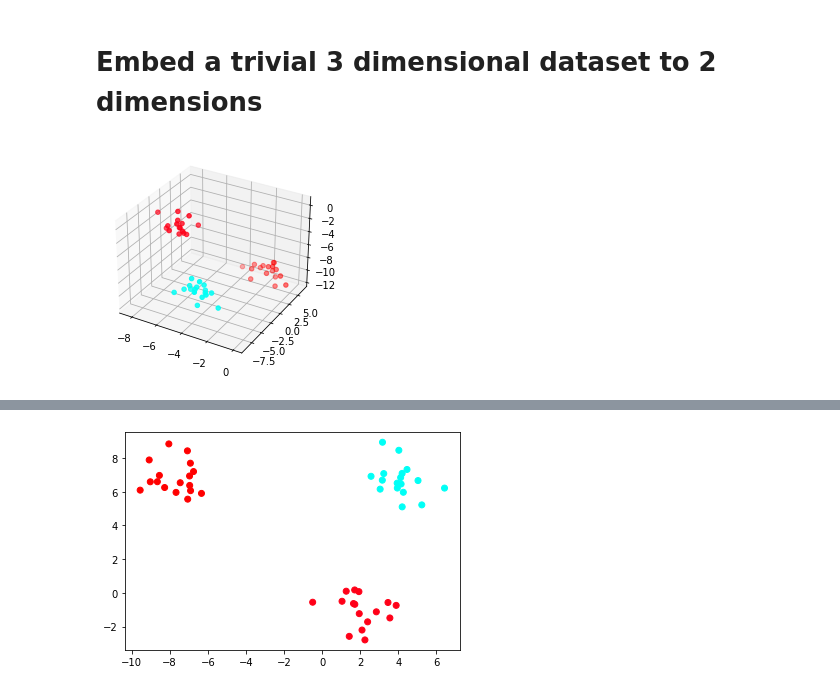
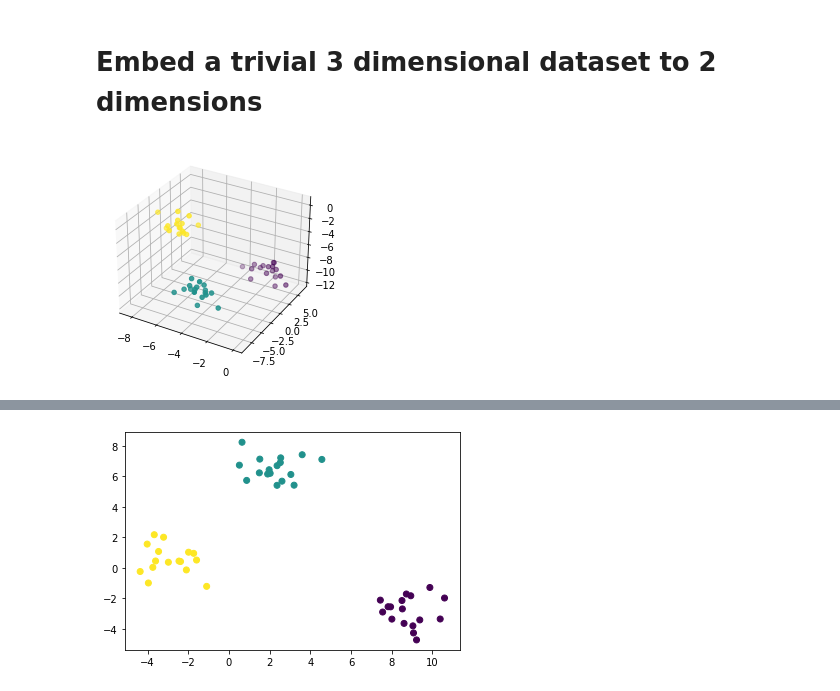
Before and after one commit to LakeYin/SAE-Pipe, a Jupyter notebook: examples/toy_example.ipynb, the cells around one changed output, grey strips where cells are left out. Saved outputs shown, nothing was run; the diff lists cells and outputs as text; code cells hidden in the pictures.

```diff
--- a/examples/toy_example.ipynb
+++ b/examples/toy_example.ipynb
@@ -8,30 +8,29 @@ X, y = make_blobs(n_samples=50, centers=3, n_features=3, random_state=1)
 
 fig = plt.figure()
 ax = fig.add_subplot(projection='3d')
-ax.scatter(X[:, 0], X[:, 1], X[:, 2], c=y, cmap='hsv')
+ax.scatter(X[:, 0], X[:, 1], X[:, 2], c=y)
 
 plt.show()
 # %% [output]
-[figure, old version]
+[figure, new version]
 # %%
 from saepipe import EmbeddingPipeline
 from numpy.linalg import norm
 from tensorflow.keras import Sequential
 from tensorflow.keras.layers import Dense
 
-X_d = {i: row for i, row in zip(range(len(X)), X)}
-
 model = Sequential()
 model.add(Dense(10))
 model.add(Dense(2))
 
-pipeline = EmbeddingPipeline(model, 2, epochs=5).train(X_d, lambda a, b: norm(a - b))
+difference = lambda a, b: norm(a - b)
+pipeline = EmbeddingPipeline(model, 2).train(X, difference, epochs=5)
 
 X_pred = pipeline.predict(X)
 
 fig = plt.figure()
 ax = fig.add_subplot()
-ax.scatter(X_pred[:, 0], X_pred[:, 1], c=y, cmap='hsv')
+ax.scatter(X_pred[:, 0], X_pred[:, 1], c=y)
 
 plt.show()
 # %% [output]
@@ -48 +52 @@ Total loss: 456.0909423828125
-[figure, old version]
+[figure, new version]
```
Also changed, not shown: parts of 1 cell of this notebook, 4 other files.
